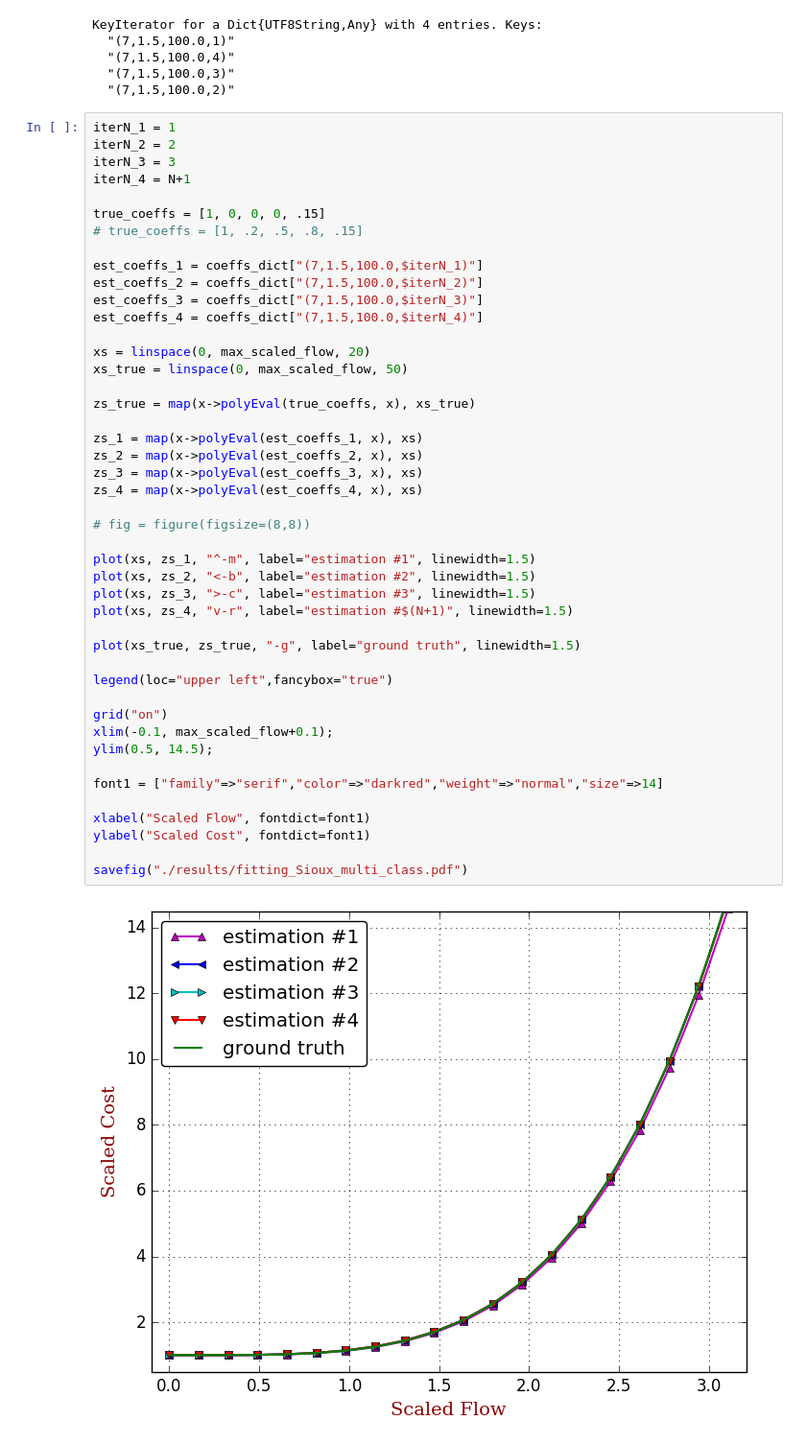
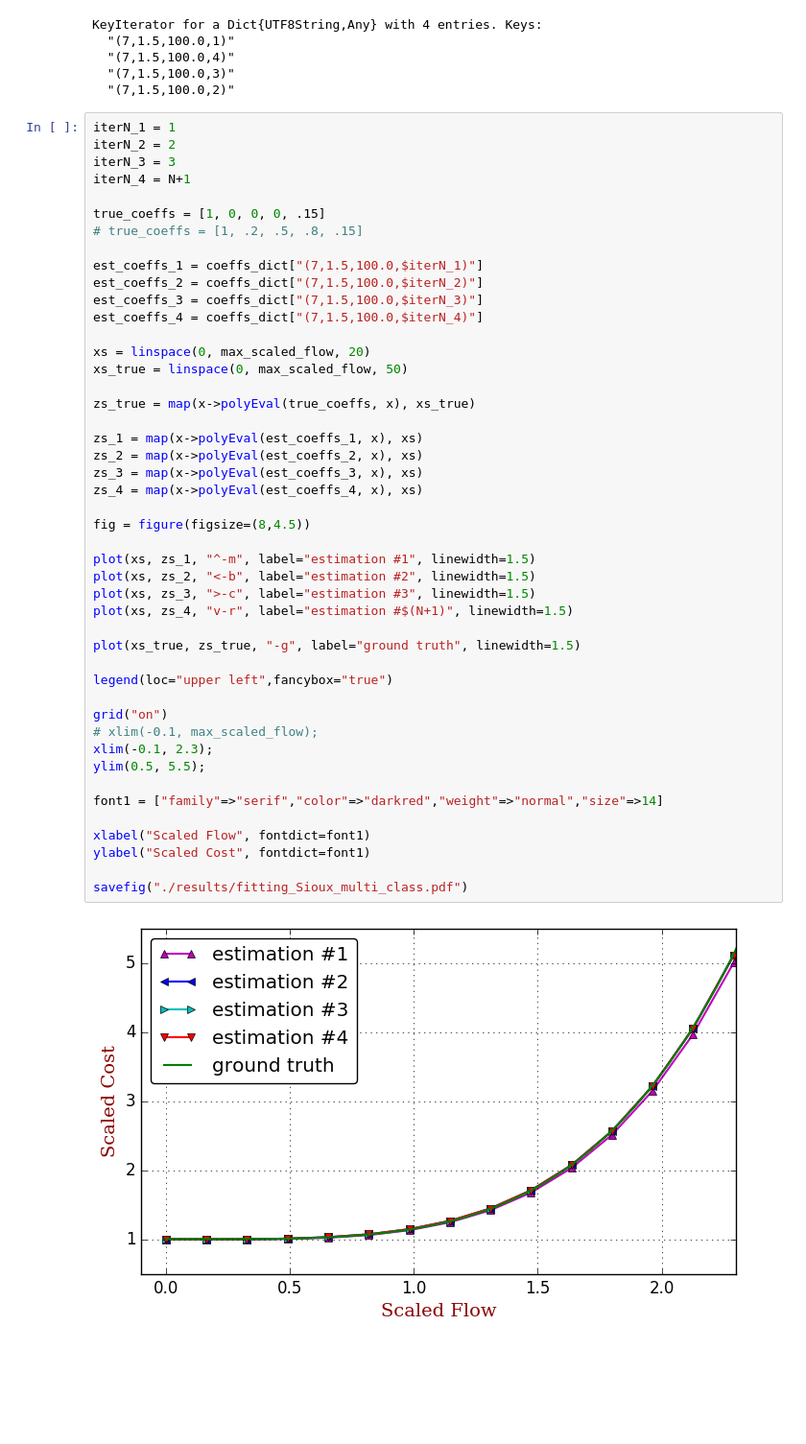
Before and after one commit to jingzbu/InverseVIsTraffic, a Jupyter notebook: 12_develop_new_OD_demand_estimator_Sioux_Dijkstra_multi_class/05_refine_iteration_results.ipynb, the cells around one changed output. Shown: that part at 96% size. Saved outputs shown, nothing was run; the diff lists cells and outputs as text; blank space fills up the shorter version.

```diff
--- a/12_develop_new_OD_demand_estimator_Sioux_Dijkstra_multi_class/05_refine_iteration_results.ipynb
+++ b/12_develop_new_OD_demand_estimator_Sioux_Dijkstra_multi_class/05_refine_iteration_results.ipynb
@@ -179,34 +160,35 @@ est_coeffs_4 = coeffs_dict["(7,1.5,100.0,$iterN_4)"]
 
 xs = linspace(0, max_scaled_flow, 20)
 xs_true = linspace(0, max_scaled_flow, 50)
 
 zs_true = map(x->polyEval(true_coeffs, x), xs_true)
 
 zs_1 = map(x->polyEval(est_coeffs_1, x), xs)
 zs_2 = map(x->polyEval(est_coeffs_2, x), xs)
 zs_3 = map(x->polyEval(est_coeffs_3, x), xs)
 zs_4 = map(x->polyEval(est_coeffs_4, x), xs)
 
-# fig = figure(figsize=(8,8))
+fig = figure(figsize=(8,4.5))
 
 plot(xs, zs_1, "^-m", label="estimation #1", linewidth=1.5)
 plot(xs, zs_2, "<-b", label="estimation #2", linewidth=1.5)
 plot(xs, zs_3, ">-c", label="estimation #3", linewidth=1.5)
 plot(xs, zs_4, "v-r", label="estimation #$(N+1)", linewidth=1.5)
 
 plot(xs_true, zs_true, "-g", label="ground truth", linewidth=1.5)
 
 legend(loc="upper left",fancybox="true")
 
 grid("on")
-xlim(-0.1, max_scaled_flow+0.1);
-ylim(0.5, 14.5);
+# xlim(-0.1, max_scaled_flow);
+xlim(-0.1, 2.3);
+ylim(0.5, 5.5);
 
 font1 = ["family"=>"serif","color"=>"darkred","weight"=>"normal","size"=>14]
 
 xlabel("Scaled Flow", fontdict=font1)
 ylabel("Scaled Cost", fontdict=font1)
 
 savefig("./results/fitting_Sioux_multi_class.pdf")
 # %% [output]
-[figure, old version]
+[figure, new version]
```
Also changed, not shown: parts of 3 cells of this notebook, 34 other files.
